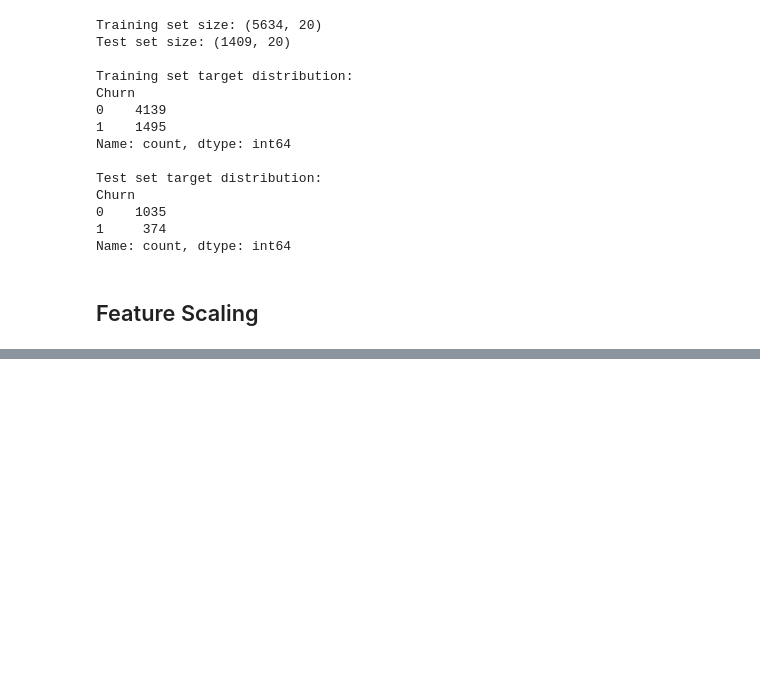
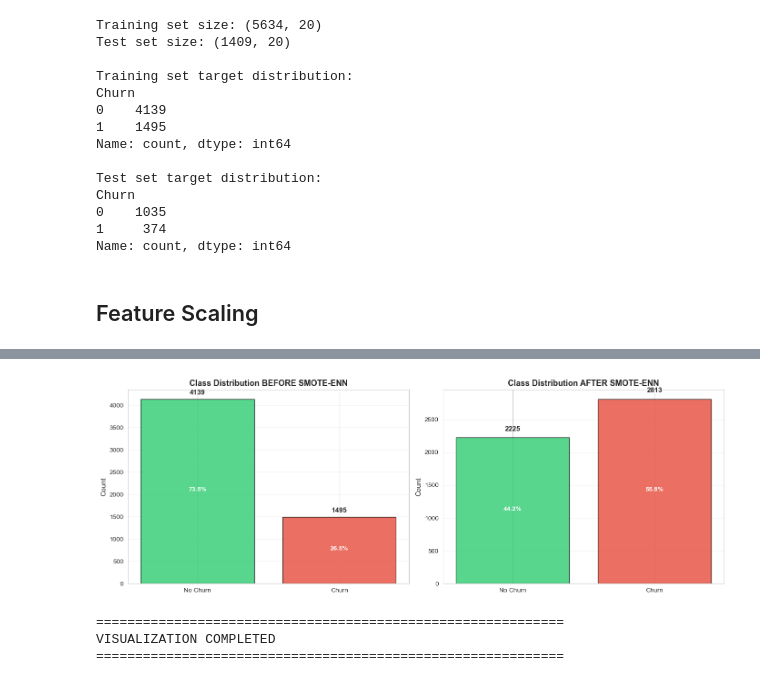
Before and after one commit to Aastha09Gupta/Customer_Churn_Prediction, a Jupyter notebook: churn_prediction.ipynb, the cells around one changed output, grey strips where cells are left out. Saved outputs shown, nothing was run; the diff lists cells and outputs as text; code cells hidden in the pictures; blank space fills up the shorter version.

```diff
--- a/churn_prediction.ipynb
+++ b/churn_prediction.ipynb
@@ -820,0 +668,43 @@ weighted avg       0.79      0.80      0.79      1409
+# %%
+# Visualize class distribution before and after SMOTE-ENN
+fig, axes = plt.subplots(1, 2, figsize=(14, 5))
+
+# Before SMOTE-ENN
+before_counts = pd.Series(y_train).value_counts().sort_index()
+axes[0].bar(['No Churn', 'Churn'], before_counts.values,
+            color=['#2ecc71', '#e74c3c'], edgecolor='black', alpha=0.8)
+axes[0].set_title('Class Distribution BEFORE SMOTE-ENN', fontweight='bold', fontsize=13)
+axes[0].set_ylabel('Count', fontsize=11)
+axes[0].grid(axis='y', alpha=0.3)
+
+# Add count labels
+for i, v in enumerate(before_counts.values):
+    axes[0].text(i, v + 100, str(v), ha='center', fontweight='bold', fontsize=11)
+    axes[0].text(i, v/2, f'{v/len(y_train)*100:.1f}%', ha='center',
+                fontweight='bold', fontsize=10, color='white')
+
+# After SMOTE-ENN
+after_counts = pd.Series(y_train_resampled).value_counts().sort_index()
+axes[1].bar(['No Churn', 'Churn'], after_counts.values,
+            color=['#2ecc71', '#e74c3c'], edgecolor='black', alpha=0.8)
+axes[1].set_title('Class Distribution AFTER SMOTE-ENN', fontweight='bold', fontsize=13)
+axes[1].set_ylabel('Count', fontsize=11)
+axes[1].grid(axis='y', alpha=0.3)
+
+# Add count labels
+for i, v in enumerate(after_counts.values):
+    axes[1].text(i, v + 100, str(v), ha='center', fontweight='bold', fontsize=11)
+    axes[1].text(i, v/2, f'{v/len(y_train_resampled)*100:.1f}%', ha='center',
+                fontweight='bold', fontsize=10, color='white')
+
+plt.tight_layout()
+plt.show()
+
+print("="*60)
+print("VISUALIZATION COMPLETED")
+print("="*60)
+# %% [output]
+[figure, added]
+============================================================
+VISUALIZATION COMPLETED
+============================================================
```
Also changed, not shown: parts of 28 cells of this notebook.
